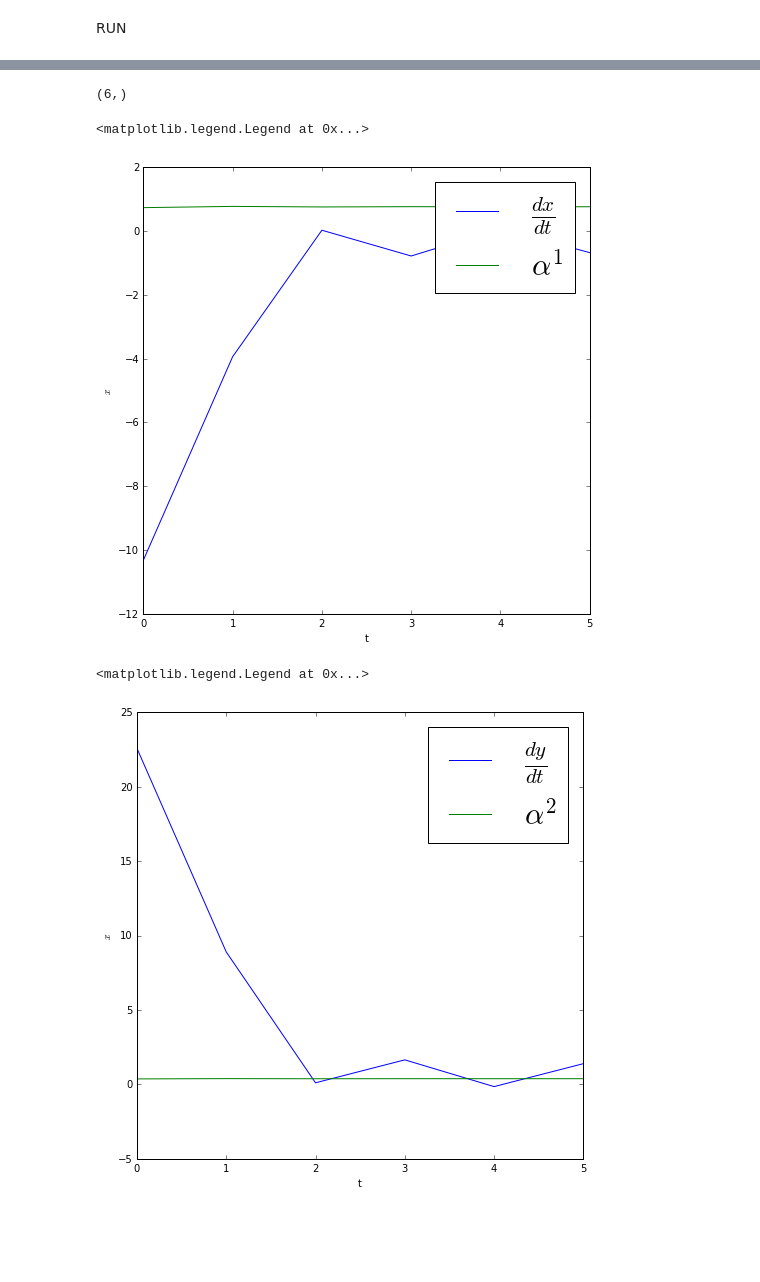
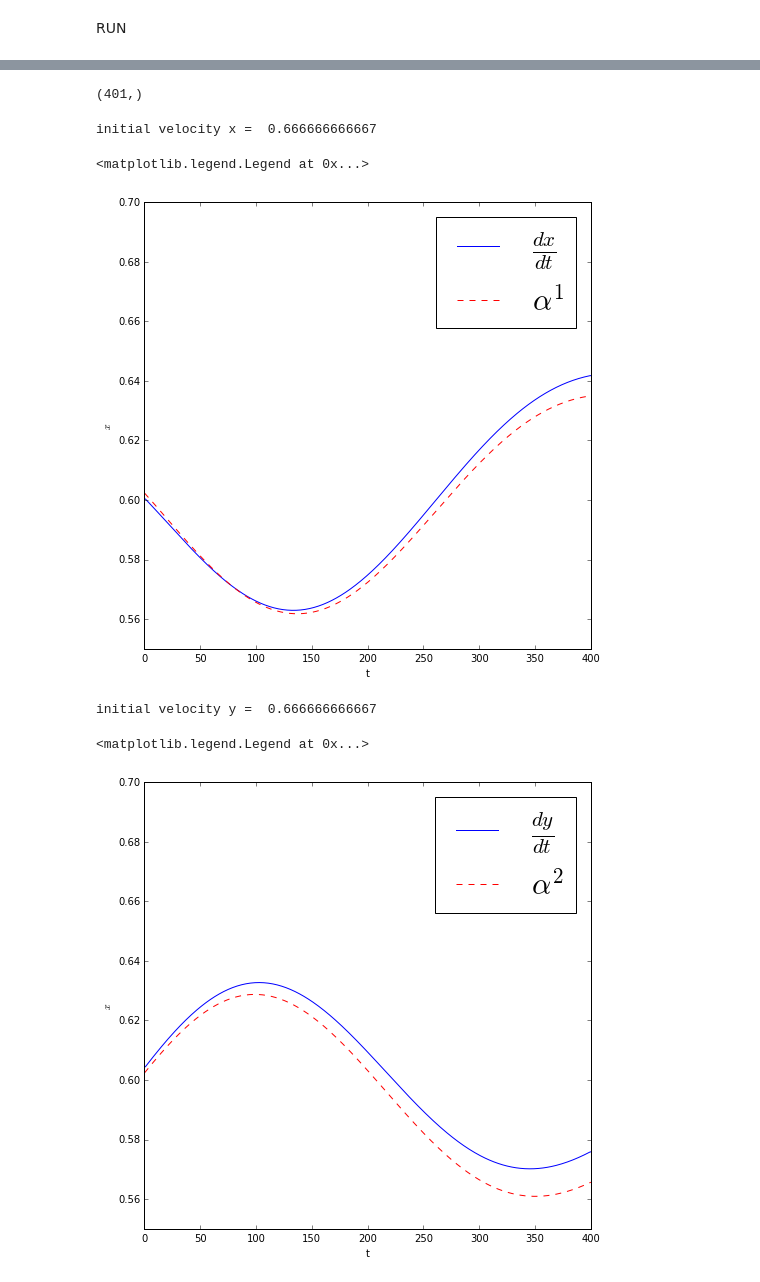
Before and after one commit to cabrer7/PyWignerCUDA2, a Jupyter notebook: instances/WignerDirac4D_64_64/Free.ipynb, the cells around one changed output, grey strips where cells are left out. Drawn from its saved outputs; the diff is of its cells as text; code cells hidden in the pictures; blank space fills up the shorter version.

```diff
--- a/instances/WignerDirac4D_64_64/Free.ipynb
+++ b/instances/WignerDirac4D_64_64/Free.ipynb
@@ -32,14 +32,14 @@ class frame( GPU_WignerDirac4D ):
         self.gridDIM_x   = 64     #axis 3
 
         self.skipFrames = 1
-        self.dt         = 0.01/4.
-        self.timeSteps  =   5
+        self.dt         = 0.002
+        self.timeSteps  =   400
 
         # Phase space window
         self.p_y_amplitude = 8.          #axis 0
         self.y_amplitude   = 8.          #axis 1
         self.p_x_amplitude = 8.         #axis 2
-        self.x_amplitude   = 8.         #axis 3
+        self.x_amplitude   = 8.        #axis 3
 
         # Ambiguity space window
         self.theta_y_amplitude  = 10.     #axis 0
@@ -61,13 +61,11 @@ class frame( GPU_WignerDirac4D ):
         self.potential_1_String  = 'x*0'
         self.potential_2_String  = 'x*0'
 
-        self.FilterParticle = 1  #------------------------Filter-----------------------
-
         # Dephasing
-        self.D_theta_x  = 0.00001
-        self.D_theta_y  = 0.00001
-        self.D_lambda_x = 0.00001
-        self.D_lambda_y = 0.00001
+        self.D_theta_x  = 0.0001
+        self.D_theta_y  = 0.0001
+        self.D_lambda_x = 0.0001
+        self.D_lambda_y = 0.0001
 
         GPU_WignerDirac4D.__init__(self)
 
@@ -75,6 +73,8 @@ class frame( GPU_WignerDirac4D ):
         """
         Sets   self.PsiInitial_XP with the Wigner function of the Harmonic oscillator
         """
+
+        self.FilterParticle = False #1  #------------------------Filter-----------------------
 
         self.fileName = '/home/rcabrera/DATA/Wigner4D/' + 'HO.hdf5'
 
@@ -105,10 +105,12 @@ class frame( GPU_WignerDirac4D ):
                                                     self.W33_init_gpu,  self.W34_init_gpu,
                                                                         self.W44_init_gpu)
 
-    def Set_Initial_Condition_Particle(self):
+    def Set_Initial_Condition_FilterParticle(self):
         """
         Sets   self.PsiInitial_XP with the Wigner function of the Harmonic oscillator
         """
+
+        self.FilterParticle = False  #------------------------Filter-----------------------
 
         self.fileName = '/home/rcabrera/DATA/Wigner4D/' + 'HO.hdf5'
 
@@ -118,7 +120,7 @@ class frame( GPU_WignerDirac4D ):
         y_sigma = 1.
 
         u_x = 2.
-        u_y = 1.
+        u_y = 2.
 
         self.WignerDiracGaussian_ParticleUp_GPU(
             self.W11_init_gpu,  self.W12_init_gpu,  self.W13_init_gpu,  self.W14_init_gpu,
@@ -329,31 +350,42 @@ plt.legend(fontsize=20)
 # %%
 instance.average_x.shape
 # %% [output]
-(6,)
+(401,)
 # %%
+print 'initial velocity x = ', 2/np.sqrt( 1 + 2**2 + 2**2  )
+
 plt.figure(figsize=(8,8))
 
 plt.plot(  np.gradient( instance.average_x , instance.dt)  , label="$\\frac{dx}{dt}$")
 #plt.plot( instance.average_p_x/instance.mass, 'r--' , label="$\\frac{p_x}{m}$")
-plt.plot( instance.average_Alpha_1 , label="$\\alpha^1$")
+plt.plot( instance.average_Alpha_1 ,'r--', label="$\\alpha^1$")
 plt.ylabel("$x$")
 plt.xlabel("t")
+
+plt.ylim(0.55,0.7)
 plt.legend(fontsize=30)
 # %% [output]
-<matplotlib.legend.Legend at 0x...>
+initial velocity x =  0.666666666667
+<matplotlib.legend.Legend at 0x...>
-[figure, old version]
+[figure, new version]
 # %%
+print 'initial velocity y = ', 2/np.sqrt( 1 + 2**2 + 2**2  )
+
 plt.figure(figsize=(8,8))
 
-plt.plot(  np.gradient( instance.average_y , instance.dt)  , label="$\\frac{dy}{dt}$")
+plt.plot(  np.gradient( instance.average_y , instance.dt )  , label="$\\frac{dy}{dt}$")
 #plt.plot( instance.average_p_x/instance.mass, 'r--' , label="$\\frac{p_x}{m}$")
-plt.plot( instance.average_Alpha_2 , label="$\\alpha^2$")
+plt.plot( instance.average_Alpha_2 ,'r--', label="$\\alpha^2$")
 plt.ylabel("$x$")
 plt.xlabel("t")
+
+plt.ylim(0.55,0.7)
+
 plt.legend(fontsize=30)
 # %% [output]
-<matplotlib.legend.Legend at 0x...>
+initial velocity y =  0.666666666667
+<matplotlib.legend.Legend at 0x...>
-[figure, old version]
+[figure, new version]
 # %%
 plt.figure(figsize=(8,8))
 
```
Also changed, not shown: parts of 21 cells of this notebook.
